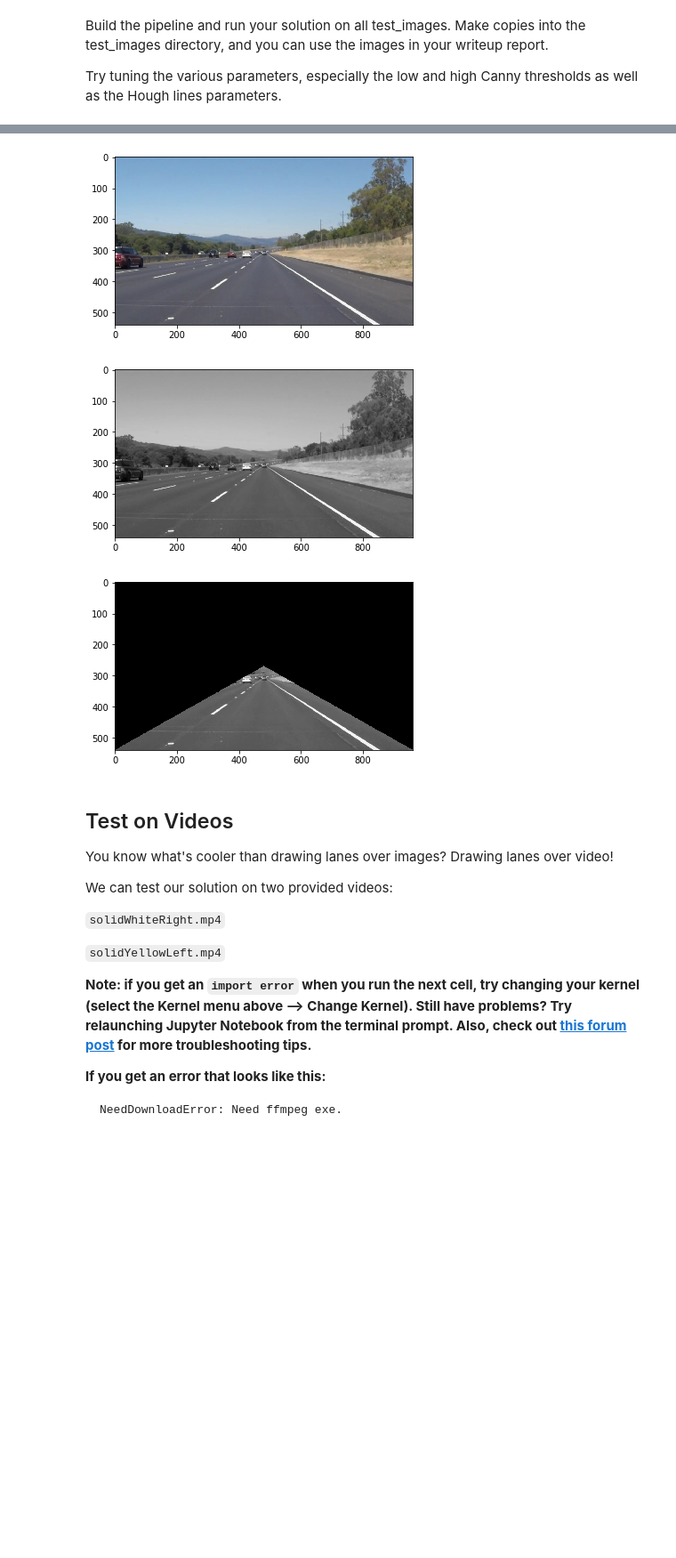
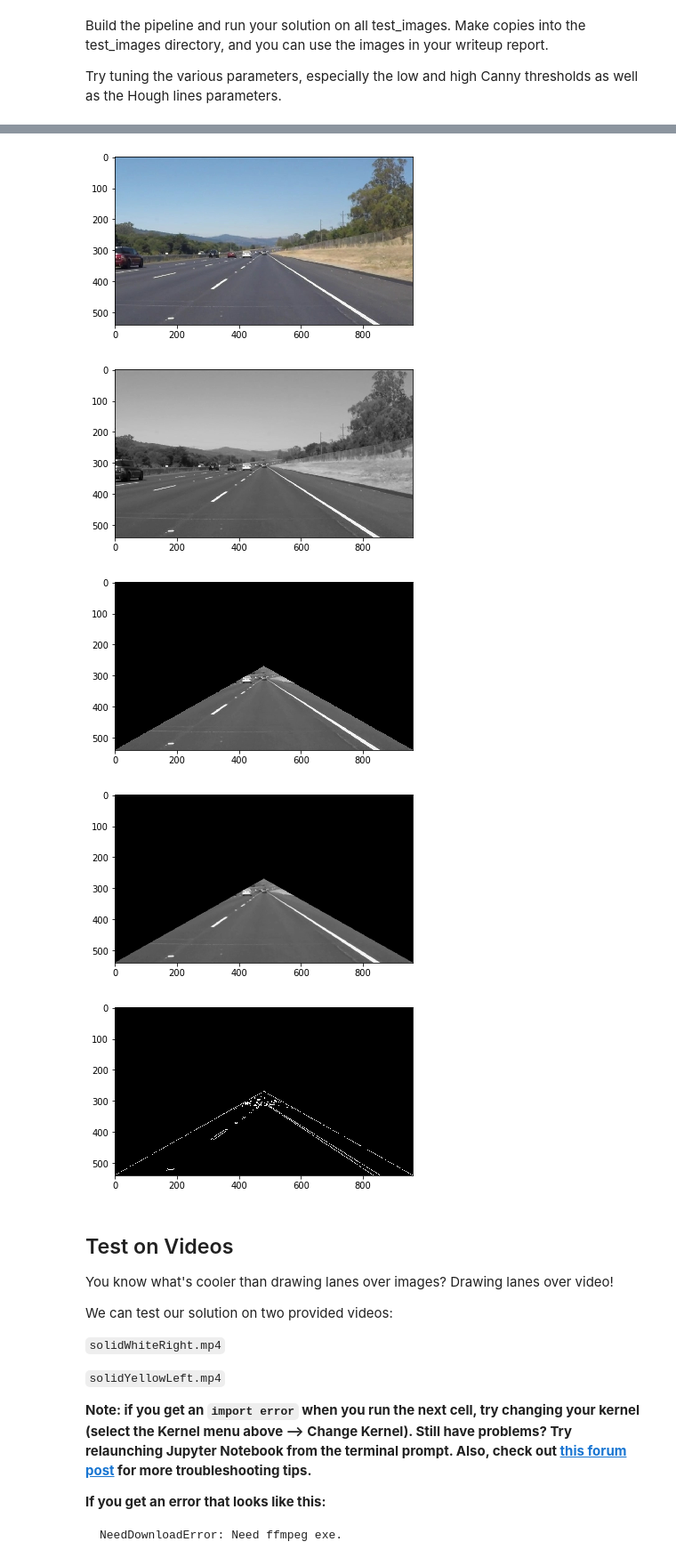
Before and after one commit to Maesla/Finding-Lane-Lines, a Jupyter notebook: mywork.ipynb, the cells around one changed output, grey strips where cells are left out. Shown at 89% size. Cells and saved outputs as stored; diff of their text form; code cells hidden in the pictures; blank space fills up the shorter version.

```diff
--- a/mywork.ipynb
+++ b/mywork.ipynb
@@ -204,6 +204,7 @@ import cv2
 import math
 
 %matplotlib inline
+
 
 #reading in an image
 image = mpimg.imread('test_images/solidWhiteRight.jpg')
@@ -236,6 +237,17 @@ maskedImage = region_of_interest(gray, imageMask);
 
 plt.figure(3)
 plt.imshow(maskedImage, cmap='gray')
+
+cleanedImage = gaussian_blur(maskedImage, 3);
+plt.figure(4)
+plt.imshow(cleanedImage, cmap='gray')
+
+low_threshold = 50
+high_threshold = 150
+cannyImage = canny(cleanedImage, low_threshold, high_threshold);
+plt.figure(5)
+plt.imshow(cannyImage, cmap='Greys_r')
+
 
 
 def grayscale(img):
@@ -260,33 +272,35 @@ def region_of_interest(img, vertices):
     mask = np.zeros_like(img)
 
     #defining a 3 channel or 1 channel color to fill the mask with depending on the input image
     if len(img.shape) > 2:
         channel_count = img.shape[2]  # i.e. 3 or 4 depending on your image
         ignore_mask_color = (255,) * channel_count
     else:
         ignore_mask_color = 255
 
     #filling pixels inside the polygon defined by "vertices" with the fill color
     cv2.fillPoly(mask, vertices, ignore_mask_color)
 
     #returning the image only where mask pixels are nonzero
     masked_image = cv2.bitwise_and(img, mask)
     return masked_image
 
 def canny(img, low_threshold, high_threshold):
     """Applies the Canny transform"""
     return cv2.Canny(img, low_threshold, high_threshold)
 
 def gaussian_blur(img, kernel_size):
     """Applies a Gaussian Noise kernel"""
     return cv2.GaussianBlur(img, (kernel_size, kernel_size), 0)
 # %% [output]
 This image is: <class 'numpy.ndarray'> with dimesions: (540, 960, 3)
 This line will be printed.
 (540, 960)
 [figure]
 [figure]
 [figure]
+[figure, added]
+[figure, added]
 # %% [markdown]
 ## Test on Videos
 
```
Also changed, not shown: parts of 1 cell of this notebook.
